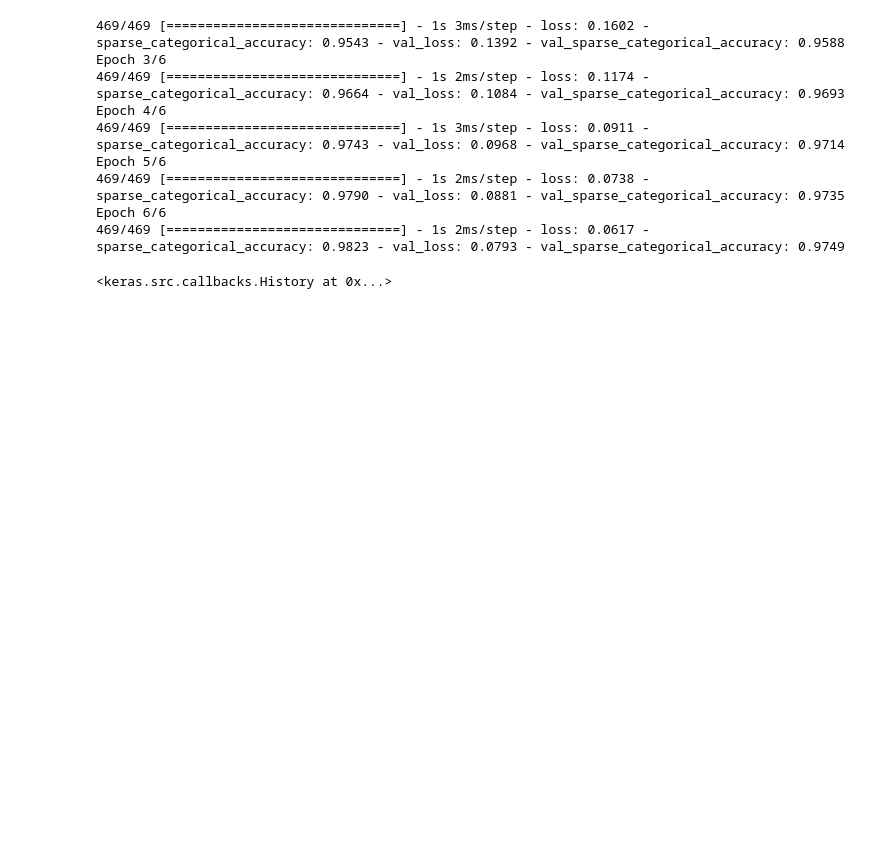
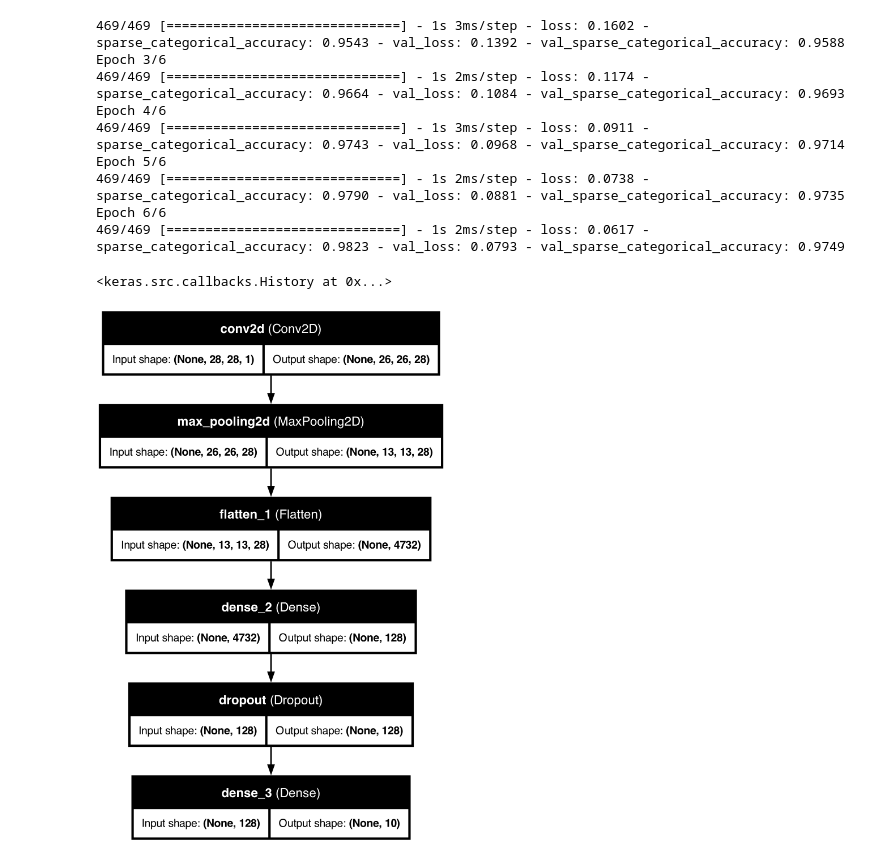
Before and after one commit to busboom-software-studio/PINNiped, a Jupyter notebook: notebooks/examples/MNIST/keras_example.ipynb, the cells around one changed output. Drawn from its saved outputs; the diff is of its cells as text; code cells hidden in the pictures; blank space fills up the shorter version.

```diff
--- a/notebooks/examples/MNIST/keras_example.ipynb
+++ b/notebooks/examples/MNIST/keras_example.ipynb
@@ -182,6 +185,17 @@ Epoch 5/6
 Epoch 6/6
 469/469 [==============================] - 1s 2ms/step - loss: 0.0617 - sparse_categorical_accuracy: 0.9823 - val_loss: 0.0793 - val_sparse_categorical_accuracy: 0.9749
 <keras.src.callbacks.History at 0x...>
+# %%
+from tensorflow.keras.utils import plot_model
+from IPython.display import Image, display
+
+# Assuming you have the model defined as `model`
+plot_model(model2, to_file='model2.png', show_shapes=True, show_layer_names=True)
+
+# Display the model plot
+display(Image(filename='model2.png', width=350))
+# %% [output]
+[figure, added]
 # %%
 history = train_model(model1, ds_train, ds_test)
 
```
Also changed, not shown: parts of 5 cells of this notebook, 2 other files.
